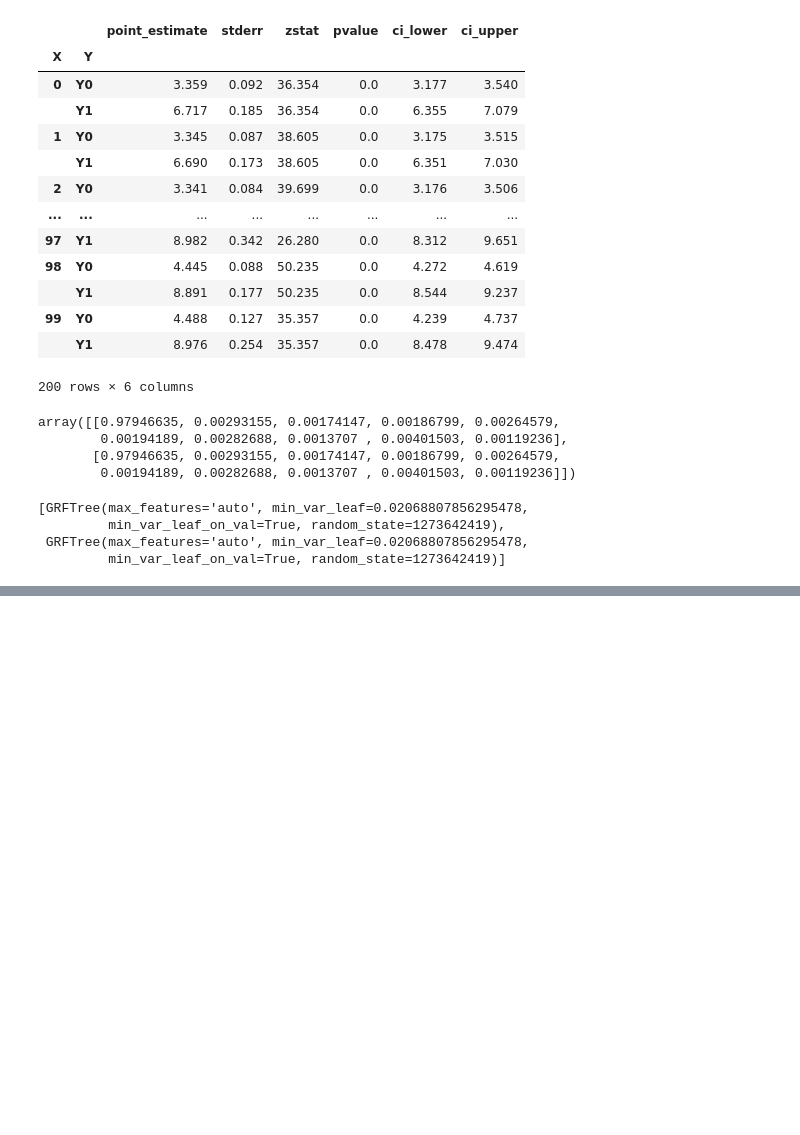
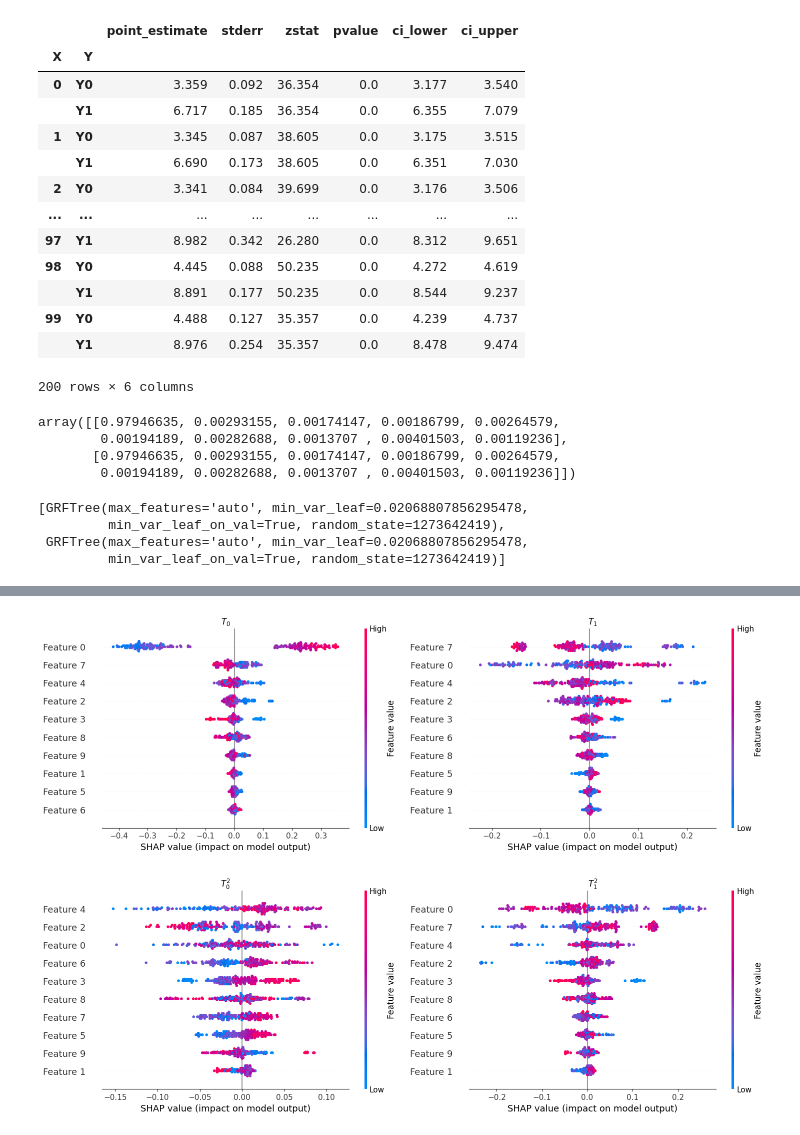
Before and after one commit to Tommylee1013/FinancialDeepLearning, a Jupyter notebook: EconMLNotes/Generalized Random Forest.ipynb, the cells around one changed output, grey strips where cells are left out. Cells and saved outputs as stored; diff of their text form; code cells hidden in the pictures; blank space fills up the shorter version.

```diff
--- a/EconMLNotes/Generalized Random Forest.ipynb
+++ b/EconMLNotes/Generalized Random Forest.ipynb
@@ -525,0 +626,26 @@ causal_dml[0]
+# %%
+explainer = shap.Explainer(
+    est, shap.maskers.Independent(
+        X,
+        max_samples = 100
+    )
+)
+shap_values = explainer(X[:200])
+# %%
+plt.figure(figsize=(15, 5))
+for t in range(n_treatments):
+    plt.subplot(1, n_treatments, t + 1)
+    plt.title(r"$T_{}$".format(t))
+    shap.plots.beeswarm(shap_values[..., t], plot_size=None, show=False)
+plt.tight_layout()
+plt.show()
+plt.figure(figsize=(15, 5))
+for t in range(n_treatments):
+    plt.subplot(1, n_treatments, t + 1)
+    plt.title(r"$T_{}^2$".format(t))
+    shap.plots.beeswarm(shap_values[..., t + n_treatments], plot_size=None, show=False)
+plt.tight_layout()
+plt.show()
+# %% [output]
+[figure, added]
+[figure, added]
```
Also changed, not shown: parts of 25 cells of this notebook, 1 other file.
